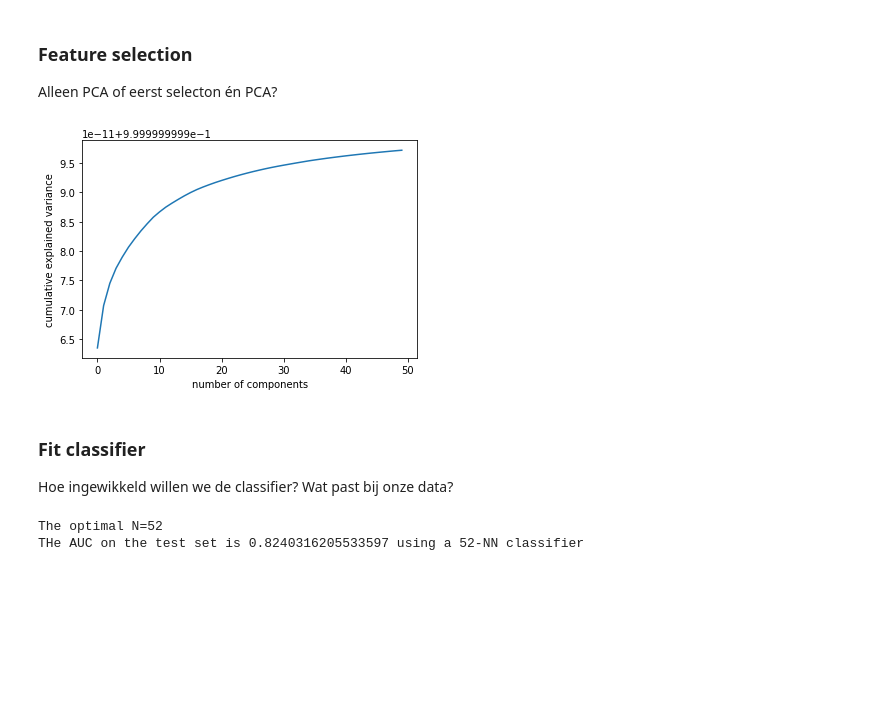
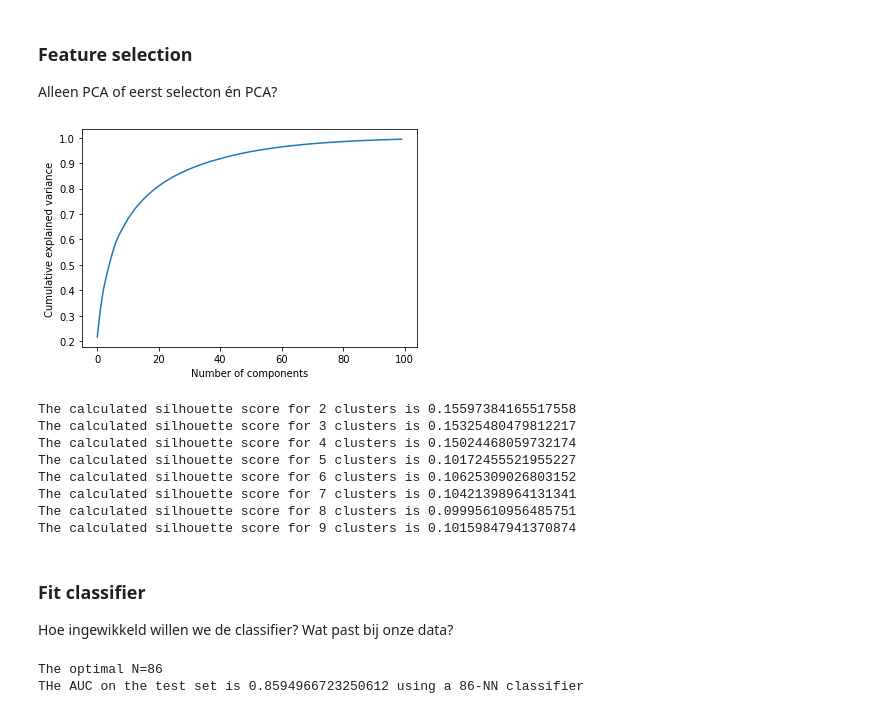
Before and after one commit to Enzo-Kerkhof/TM10007_PROJECT, a Jupyter notebook: assignment.ipynb, the cells around one changed output. Drawn from its saved outputs; the diff is of its cells as text; code cells hidden in the pictures; blank space fills up the shorter version.

```diff
--- a/assignment.ipynb
+++ b/assignment.ipynb
@@ -43,7 +45,7 @@ Y = preprocessing.label_binarize(data['label'], ['CN', 'AD'])
 Y = [i[0] for i in Y]
 
 # Split data
-X_train, X_test, y_train, y_test = model_selection.train_test_split(X, Y, test_size=0.5)
+X_train, X_test, y_train, y_test = model_selection.train_test_split(X, Y, test_size=0.8)
 y_train = np.array(y_train)
 # %% [markdown]
 ### Missing data handeling
@@ -56,7 +58,18 @@ y_train = np.array(y_train)
 Wat is hier de beste optie?
 # %%
 # Scale the data to be normal
-scaler = preprocessing.RobustScaler()
+scaler = preprocessing.MinMaxScaler()
 scaler.fit(X_train)
 X_train_scaled = scaler.transform(X_train)
 X_test_scaled = scaler.transform(X_test)
+
+data_statistics=pd.DataFrame(X_train_scaled).describe()
+plt.figure();
+plt.plot(range(267),data_statistics.loc['mean',:])
+plt.title("Mean values columns")
+
+plt.figure();
+plt.plot(range(267),data_statistics.loc['std',:])
+plt.title("Std values columns")
+
+print(np.argmax(data_statistics.loc['mean',:]))
@@ -66,18 +83,31 @@ X_test_scaled = scaler.transform(X_test)
 Alleen PCA of eerst selecton én PCA?
 # %%
 # Perform a PCA
-pca = decomposition.PCA(n_components=50)
+pca = decomposition.PCA(n_components=100)
 pca.fit(X_train_scaled)
 X_train_pca = pca.transform(X_train_scaled)
 X_test_pca = pca.transform(X_test_scaled)
 
 plt.figure()
 plt.plot(np.cumsum(pca.explained_variance_ratio_))
-plt.xlabel('number of components')
-plt.ylabel('cumulative explained variance')
+plt.xlabel('Number of components')
+plt.ylabel('Cumulative explained variance')
 plt.show()
+
+for i in range(2,10):
+    kmeans=KMeans(n_clusters=i,n_init=200,max_iter=800).fit(X_train_pca)
+    score=silhouette_score(X_train_pca,kmeans.labels_)
+    print("The calculated silhouette score for {} clusters is {}".format(i,score))
 # %% [output]
-[figure, old version]
+[figure, new version]
+The calculated silhouette score for 2 clusters is 0.15597384165517558
+The calculated silhouette score for 3 clusters is 0.15325480479812217
+The calculated silhouette score for 4 clusters is 0.15024468059732174
+The calculated silhouette score for 5 clusters is 0.10172455521955227
+The calculated silhouette score for 6 clusters is 0.10625309026803152
+The calculated silhouette score for 7 clusters is 0.10421398964131341
+The calculated silhouette score for 8 clusters is 0.09995610956485751
+The calculated silhouette score for 9 clusters is 0.10159847941370874
 # %% [markdown]
 
 ### Fit classifier
@@ -100,7 +130,7 @@ for validation_index, test_index in cv_20fold.split(X_train_pca, y_train):
 
     # Create a grid search to find the optimal k using a gridsearch and 10-fold cross validation
     # Same as above
-    parameters = {"n_neighbors": list(range(20, 60, 2))}
+    parameters = {"n_neighbors": list(range(3, 100, 2))}
     knn = neighbors.KNeighborsClassifier()
     cv_10fold = model_selection.StratifiedKFold(n_splits=10)
     grid_search = model_selection.GridSearchCV(knn, parameters, cv=cv_10fold, scoring='roc_auc')
@@ -152,5 +182,5 @@ scores_test = probabilities_test[:, 1]
 auc = metrics.roc_auc_score(y_test, scores_test)
 print(f'THe AUC on the test set is {auc} using a {clf.n_neighbors}-NN classifier')
 # %% [output]
-The optimal N=52
-THe AUC on the test set is 0.8240316205533597 using a 52-NN classifier
+The optimal N=86
+THe AUC on the test set is 0.8594966723250612 using a 86-NN classifier
```
Also changed, not shown: parts of 2 cells of this notebook.
